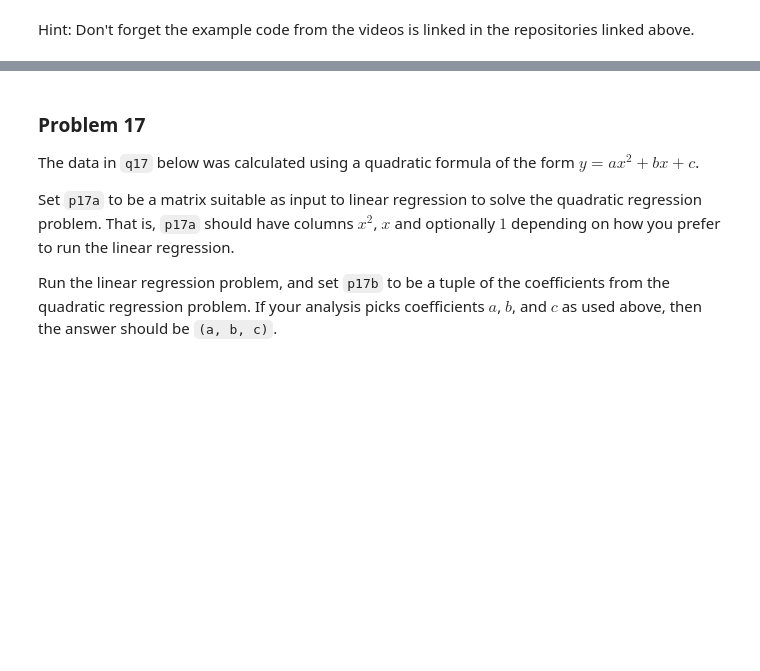
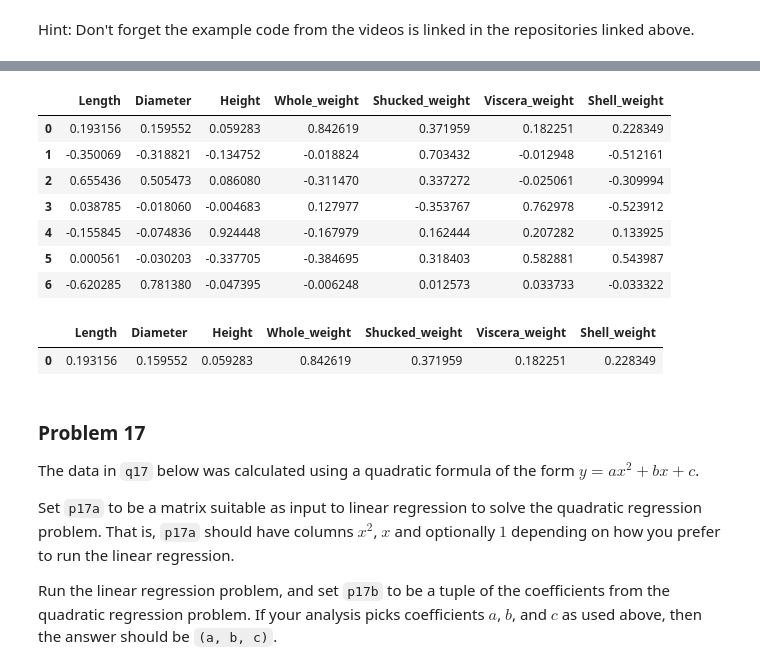
Before and after one commit to manningdbu/dx601-homework-08, a Jupyter notebook: homework_8.ipynb, the cells around one changed output, grey strips where cells are left out. Cells and saved outputs as stored; diff of their text form; code cells hidden in the pictures; blank space fills up the shorter version.

```diff
--- a/homework_8.ipynb
+++ b/homework_8.ipynb
@@ -353,3 +384,28 @@ p16 = ...
+# %%
+# YOUR CHANGES HERE
+
+pca = PCA()
+pca.fit(abalone[abalone_numeric_columns].dropna())
+abalone_components = pd.DataFrame(pca.components_, columns=abalone_numeric_columns)
+abalone_components
+# %% [output]
+|  | Length | Diameter | Height | Whole_weight | Shucked_weight | Viscera_weight | Shell_weight |
+| 0 | 0.193156 | 0.159552 | 0.059283 | 0.842619 | 0.371959 | 0.182251 | 0.228349 |
+| 1 | -0.350069 | -0.318821 | -0.134752 | -0.018824 | 0.703432 | -0.012948 | -0.512161 |
+| 2 | 0.655436 | 0.505473 | 0.086080 | -0.311470 | 0.337272 | -0.025061 | -0.309994 |
+| 3 | 0.038785 | -0.018060 | -0.004683 | 0.127977 | -0.353767 | 0.762978 | -0.523912 |
+| 4 | -0.155845 | -0.074836 | 0.924448 | -0.167979 | 0.162444 | 0.207282 | 0.133925 |
+| 5 | 0.000561 | -0.030203 | -0.337705 | -0.384695 | 0.318403 | 0.582881 | 0.543987 |
+| 6 | -0.620285 | 0.781380 | -0.047395 | -0.006248 | 0.012573 | 0.033733 | -0.033322 |
+# %%
+p16 = pd.DataFrame(
+    [pca.components_[0]],
+    columns=abalone_numeric_columns
+)
+p16
+# %% [output]
+|  | Length | Diameter | Height | Whole_weight | Shucked_weight | Viscera_weight | Shell_weight |
+| 0 | 0.193156 | 0.159552 | 0.059283 | 0.842619 | 0.371959 | 0.182251 | 0.228349 |
 # %% [markdown]
 ### Problem 17
 
```
Also changed, not shown: parts of 10 cells of this notebook.
